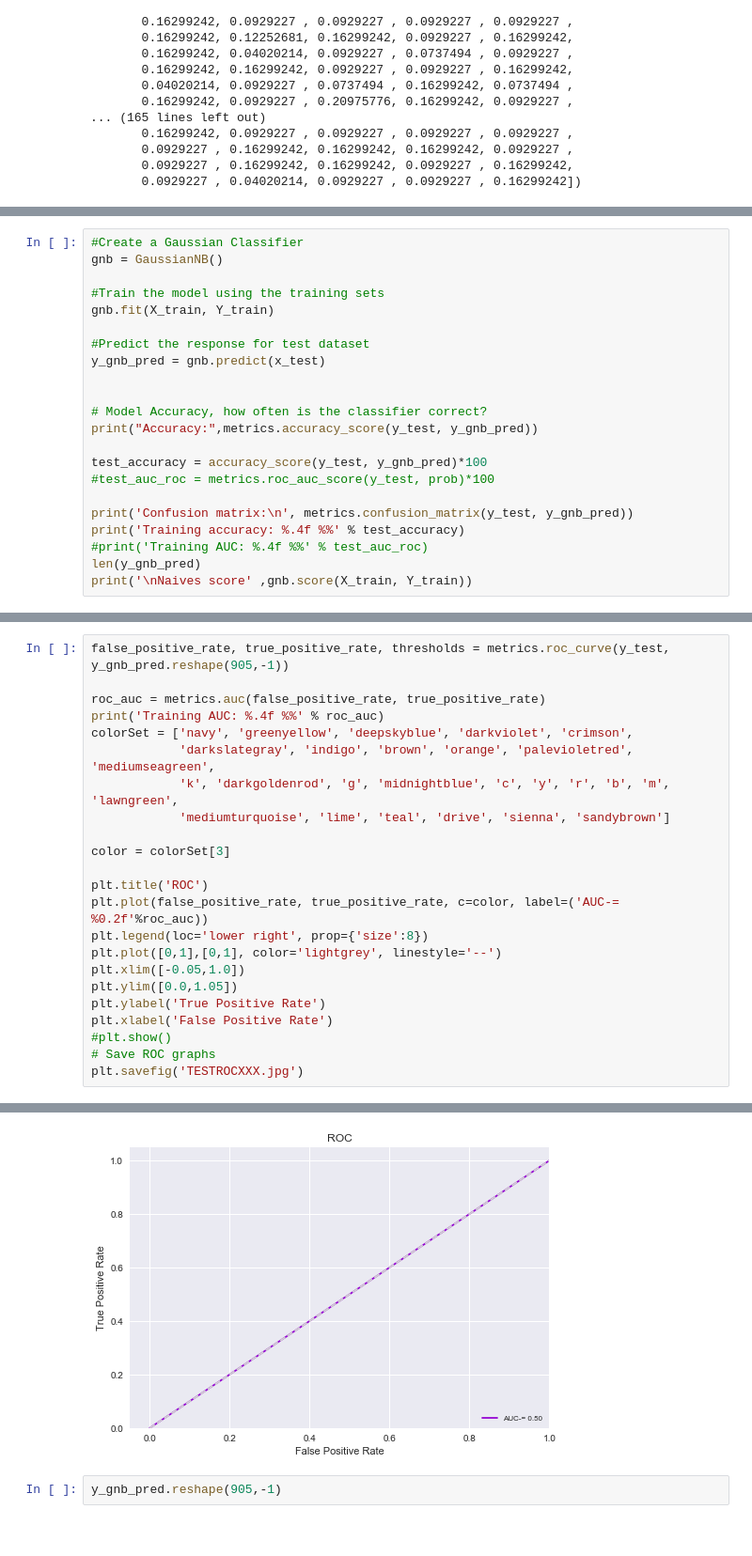
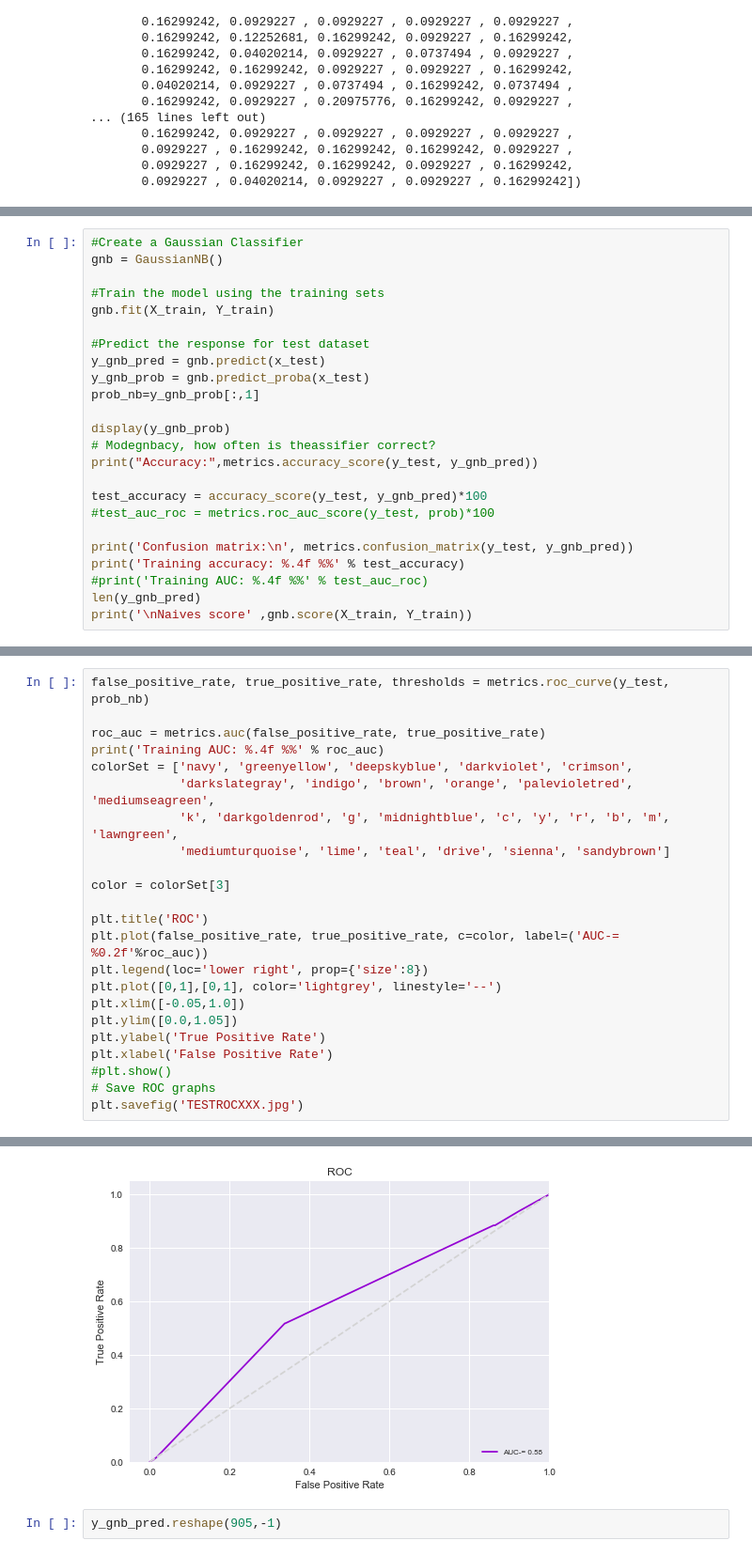
Before and after one commit to ygizhitsa/nw422, a Jupyter notebook: hw2/YuriyGeller_SupervisedLearningforClassification.ipynb, the cells around one changed output, grey strips where cells are left out. Shown: that part at 94% size. Saved outputs shown, nothing was run; the diff lists cells and outputs as text.

```diff
--- a/hw2/YuriyGeller_SupervisedLearningforClassification.ipynb
+++ b/hw2/YuriyGeller_SupervisedLearningforClassification.ipynb
@@ -301,9 +293,11 @@ gnb.fit(X_train, Y_train)
 
 #Predict the response for test dataset
 y_gnb_pred = gnb.predict(x_test)
+y_gnb_prob = gnb.predict_proba(x_test)
+prob_nb=y_gnb_prob[:,1]
 
-
-# Model Accuracy, how often is the classifier correct?
+display(y_gnb_prob)
+# Modegnbacy, how often is theassifier correct?
 print("Accuracy:",metrics.accuracy_score(y_test, y_gnb_pred))
 
 test_accuracy = accuracy_score(y_test, y_gnb_pred)*100
@@ -325,5 +326,5 @@ Naives score 0.8799778761061947
 # %%
-false_positive_rate, true_positive_rate, thresholds = metrics.roc_curve(y_test, y_gnb_pred.reshape(905,-1))
+false_positive_rate, true_positive_rate, thresholds = metrics.roc_curve(y_test, prob_nb)
 
 roc_auc = metrics.auc(false_positive_rate, true_positive_rate)
 print('Training AUC: %.4f %%' % roc_auc)
@@ -350,4 +351,4 @@ Training AUC: 0.5001 %
-[figure, old version]
+[figure, new version]
 # %%
 y_gnb_pred.reshape(905,-1)
 # %% [output]
```
Also changed, not shown: parts of 5 cells of this notebook, 30 other files.
